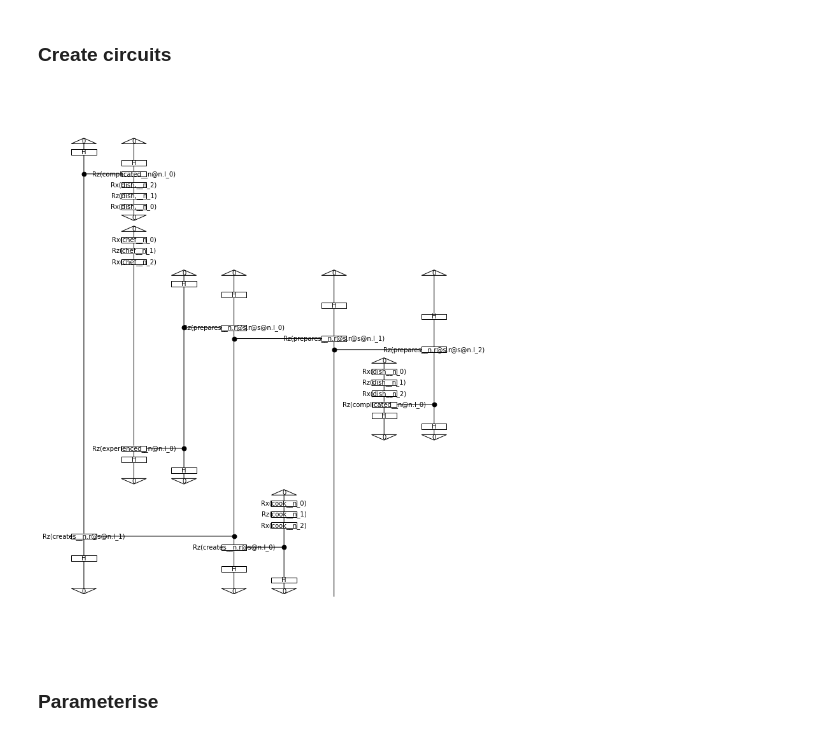
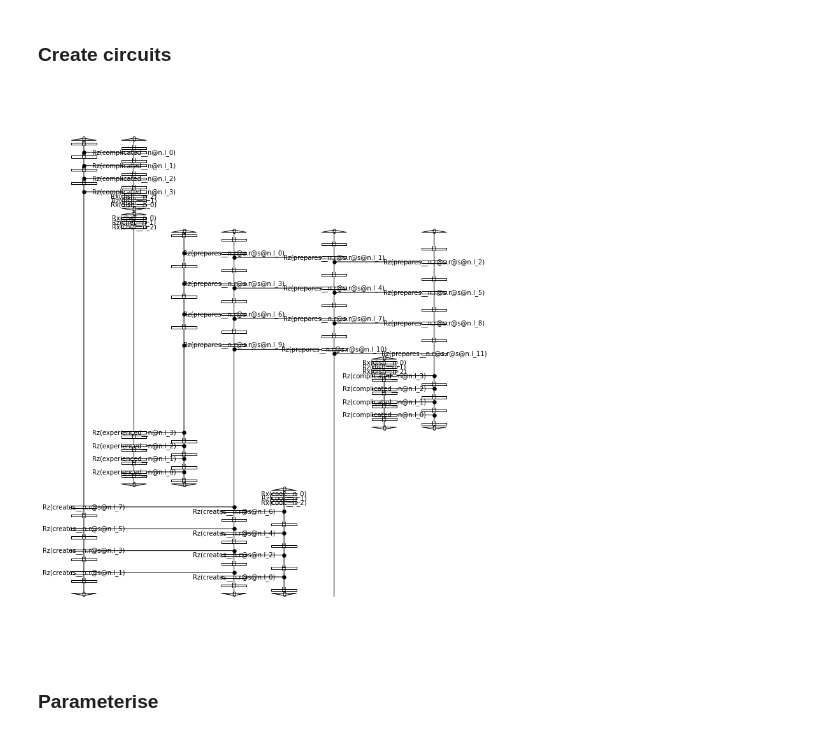
Before and after one commit to Hyperclap-Studios/qec-qnlp, a Jupyter notebook: examples/quantum_pipeline_jax.ipynb, the cells around one changed output. Saved outputs shown, nothing was run; the diff lists cells and outputs as text; code cells hidden in the pictures.

Commit message:
Layers

```diff
--- a/examples/quantum_pipeline_jax.ipynb
+++ b/examples/quantum_pipeline_jax.ipynb
@@ -75,16 +75,16 @@ train_diagrams[0].draw()
 # %%
 from lambeq import AtomicType, IQPAnsatz
 
 ansatz = IQPAnsatz({AtomicType.NOUN: 1, AtomicType.SENTENCE: 1},
-                   n_layers=1, n_single_qubit_params=3)
+                   n_layers=4, n_single_qubit_params=3)
 
 train_circuits = [ansatz(diagram) for diagram in train_diagrams]
 dev_circuits =  [ansatz(diagram) for diagram in dev_diagrams]
 test_circuits = [ansatz(diagram) for diagram in test_diagrams]
 
 train_circuits[0].draw(figsize=(9, 12))
 # %% [output]
-[figure, old version]
+[figure, new version]
 # %% [markdown]
 ### Parameterise
 # %%
```
Also changed, not shown: parts of 1 cell of this notebook, 4 other files.
